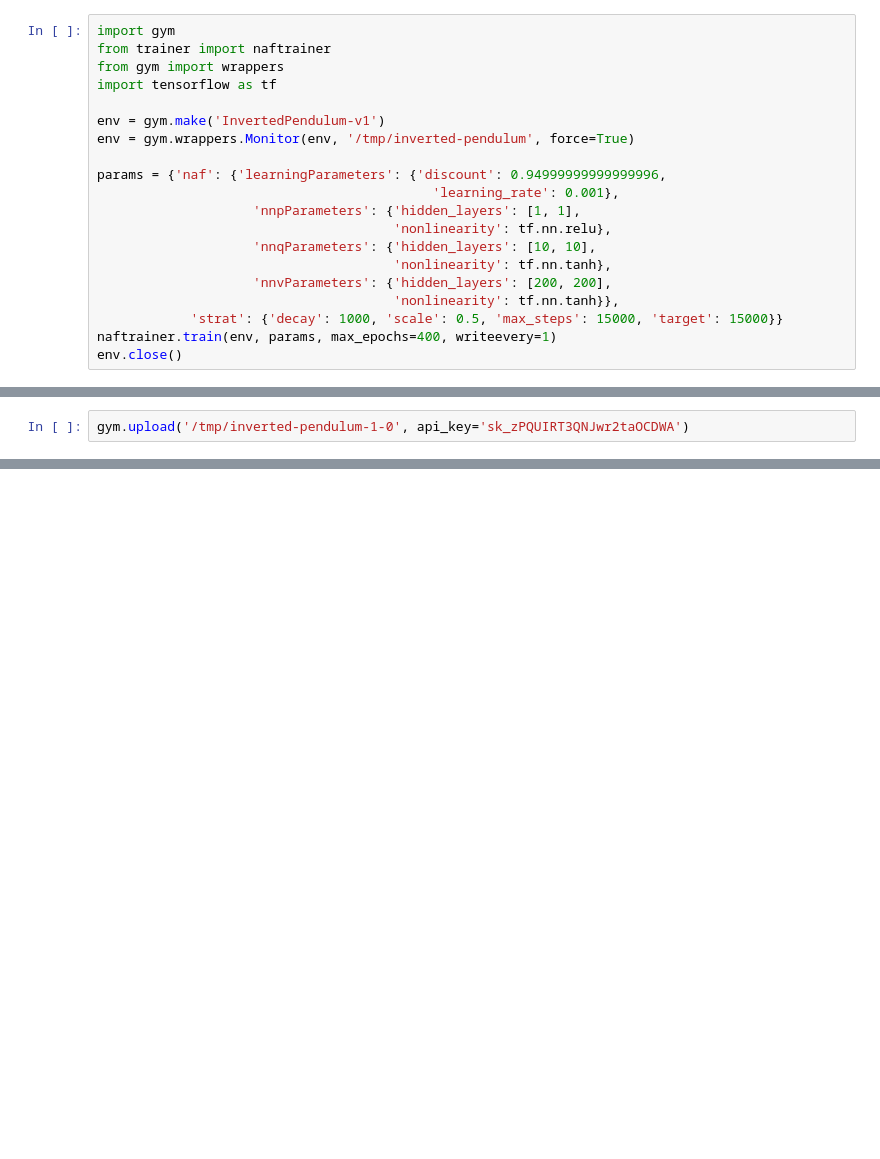
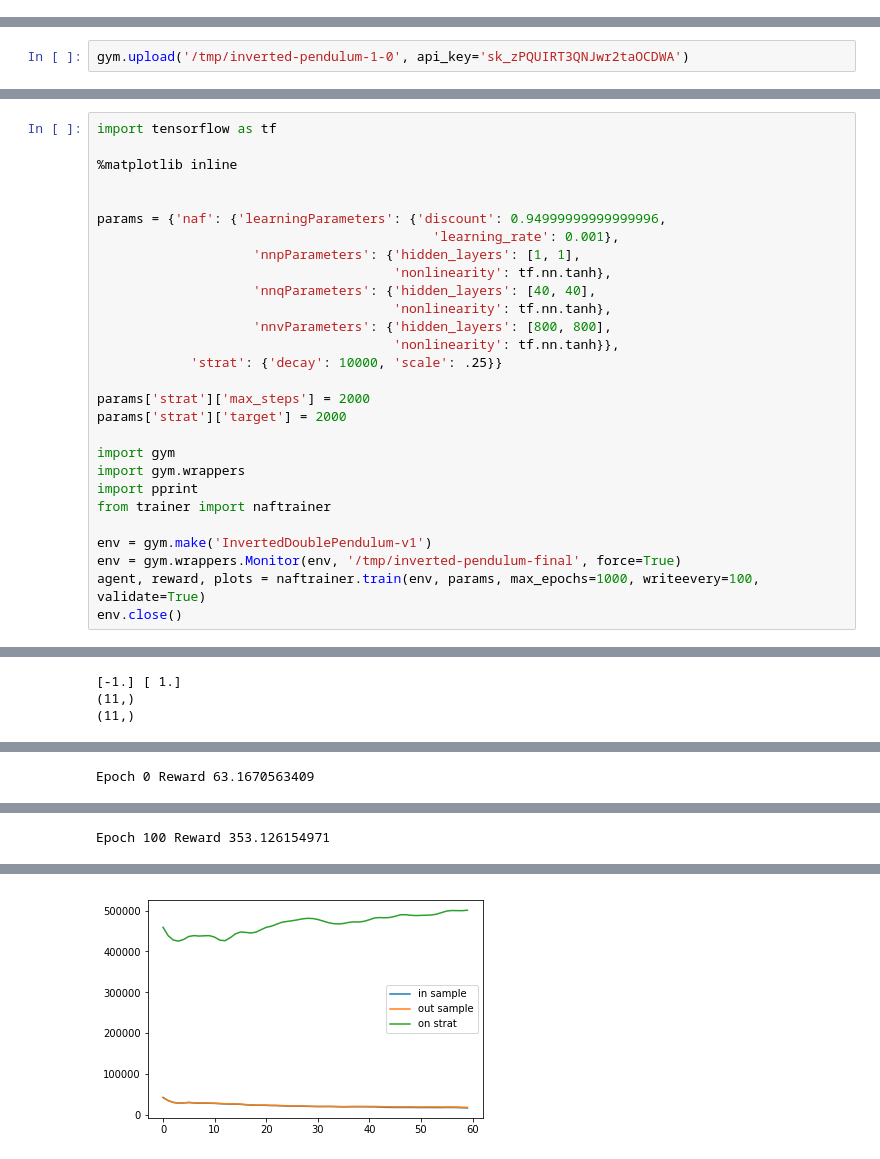
Before and after one commit to ygreif/qlearning, a Jupyter notebook: MuJoCo.ipynb, the cells around one changed output, grey strips where cells are left out. Drawn from its saved outputs; the diff is of its cells as text; blank space fills up the shorter version.

```diff
--- a/MuJoCo.ipynb
+++ b/MuJoCo.ipynb
@@ -413,20 +235,0 @@ Epoch 300 Reward 116.0
-# %%
-import gym
-from trainer import naftrainer
-from gym import wrappers
-import tensorflow as tf
-
-env = gym.make('InvertedPendulum-v1')
-env = gym.wrappers.Monitor(env, '/tmp/inverted-pendulum', force=True)
-
-params = {'naf': {'learningParameters': {'discount': 0.94999999999999996,
-                                           'learning_rate': 0.001},
-                    'nnpParameters': {'hidden_layers': [1, 1],
-                                      'nonlinearity': tf.nn.relu},
-                    'nnqParameters': {'hidden_layers': [10, 10],
-                                      'nonlinearity': tf.nn.tanh},
-                    'nnvParameters': {'hidden_layers': [200, 200],
-                                      'nonlinearity': tf.nn.tanh}},
-            'strat': {'decay': 1000, 'scale': 0.5, 'max_steps': 15000, 'target': 15000}}
-naftrainer.train(env, params, max_epochs=400, writeevery=1)
-env.close()
@@ -502,0 +408,29 @@ gym.upload('/tmp/inverted-pendulum-1-0', api_key='sk_zPQUIRT3QNJwr2taOCDWA')
+# %%
+import tensorflow as tf
+
+%matplotlib inline
+
+
+params = {'naf': {'learningParameters': {'discount': 0.94999999999999996,
+                                           'learning_rate': 0.001},
+                    'nnpParameters': {'hidden_layers': [1, 1],
+                                      'nonlinearity': tf.nn.tanh},
+                    'nnqParameters': {'hidden_layers': [40, 40],
+                                      'nonlinearity': tf.nn.tanh},
+                    'nnvParameters': {'hidden_layers': [800, 800],
+                                      'nonlinearity': tf.nn.tanh}},
+            'strat': {'decay': 10000, 'scale': .25}}
+
+params['strat']['max_steps'] = 2000
+params['strat']['target'] = 2000
+
+import gym
+import gym.wrappers
+import pprint
+from trainer import naftrainer
+
+env = gym.make('InvertedDoublePendulum-v1')
+env = gym.wrappers.Monitor(env, '/tmp/inverted-pendulum-final', force=True)
+agent, reward, plots = naftrainer.train(env, params, max_epochs=1000, writeevery=100, validate=True)
+env.close()
+# %% [output]
@@ -502,0 +440,3 @@ gym.upload('/tmp/inverted-pendulum-1-0', api_key='sk_zPQUIRT3QNJwr2taOCDWA')
+[-1.] [ 1.]
+(11,)
+(11,)
@@ -502,0 +445 @@ gym.upload('/tmp/inverted-pendulum-1-0', api_key='sk_zPQUIRT3QNJwr2taOCDWA')
+Epoch 0 Reward 63.1670563409
@@ -502,0 +449 @@ gym.upload('/tmp/inverted-pendulum-1-0', api_key='sk_zPQUIRT3QNJwr2taOCDWA')
+Epoch 100 Reward 353.126154971
@@ -502,0 +452 @@ gym.upload('/tmp/inverted-pendulum-1-0', api_key='sk_zPQUIRT3QNJwr2taOCDWA')
+[figure, added]
```
Also changed, not shown: parts of 12 cells of this notebook, 4 other files.
